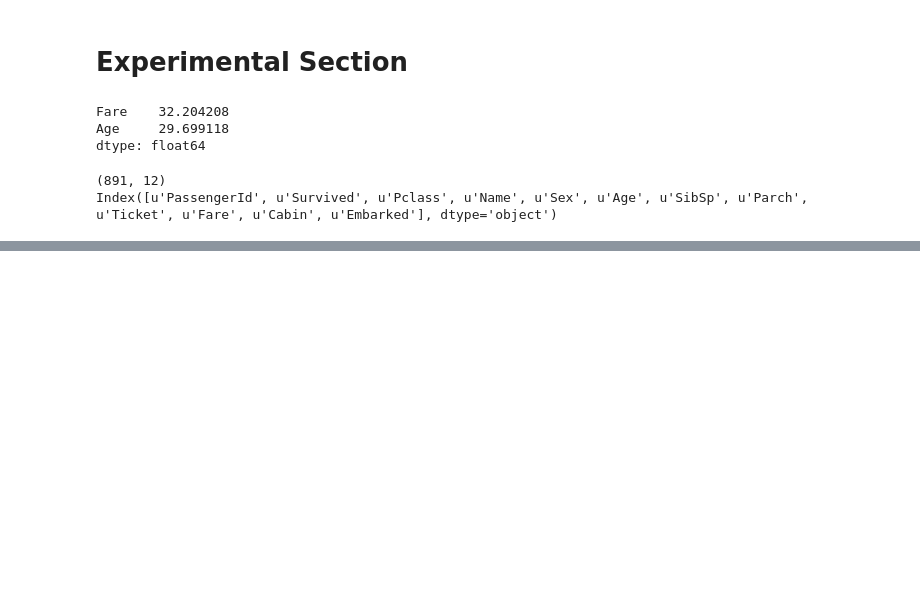
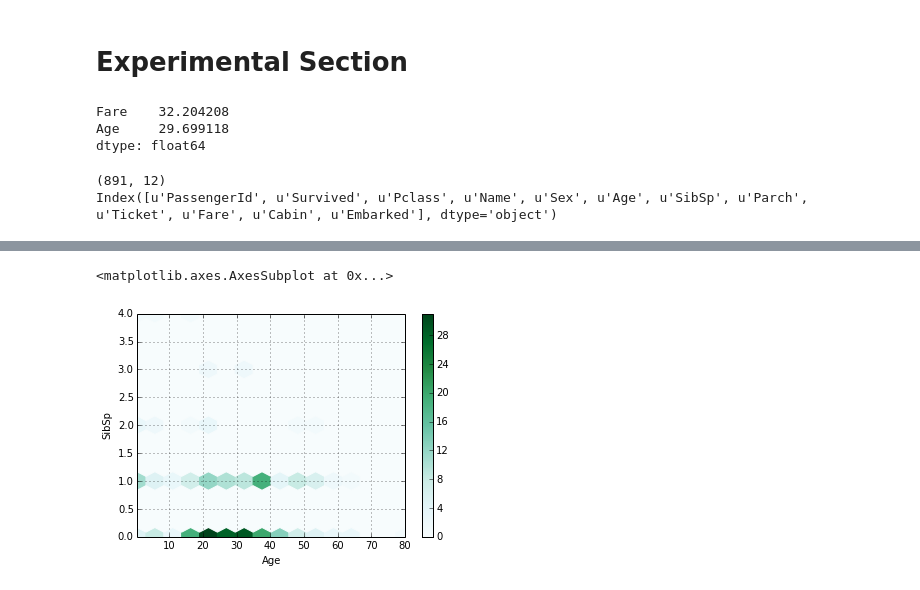
Before and after one commit to ericandbeethoven/datascience-adventures, a Jupyter notebook: udacity/titanic/titanic.ipynb, the cells around one changed output, grey strips where cells are left out. Saved outputs shown, nothing was run; the diff lists cells and outputs as text; code cells hidden in the pictures; blank space fills up the shorter version.

```diff
--- a/udacity/titanic/titanic.ipynb
+++ b/udacity/titanic/titanic.ipynb
@@ -273,0 +290,5 @@ print "Error: %d%%" % (float(survived_actual - survived_predicted)/survived_actu
+# %%
+df3.plot(kind='hexbin', x='Age', y='SibSp', gridsize=15)
+# %% [output]
+<matplotlib.axes.AxesSubplot at 0x...>
+[figure, added]
```
Also changed, not shown: parts of 13 cells of this notebook, 2 other files.
